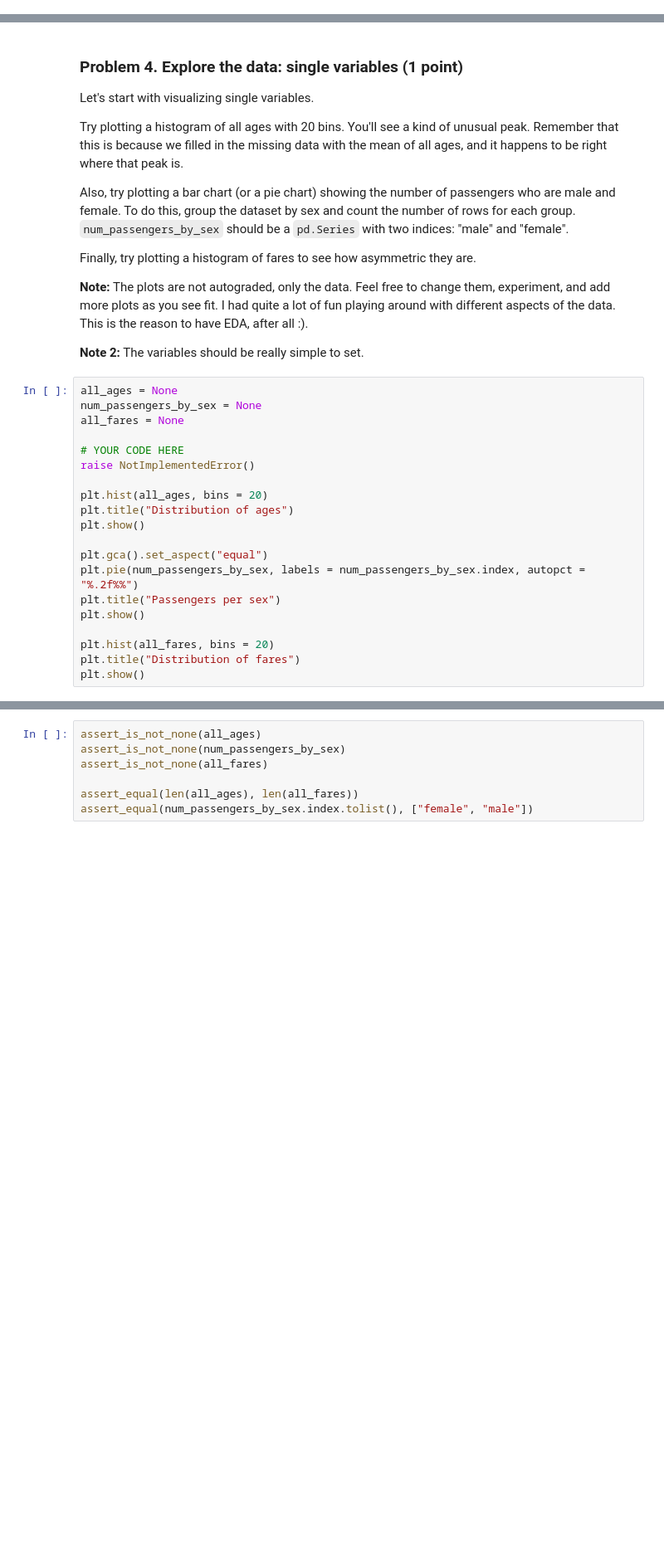
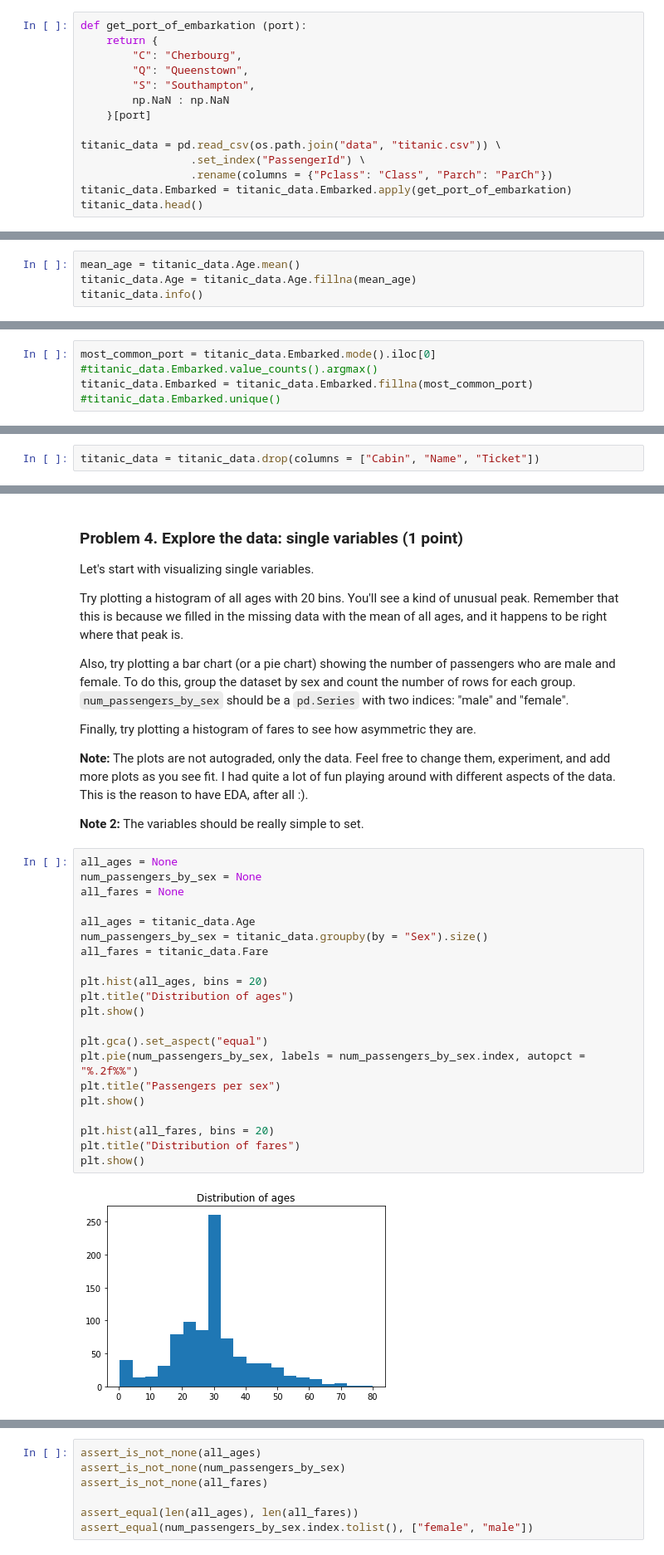
Before and after one commit to teodora-petkova/artificial-intelligence-course, a Jupyter notebook: Data-Science/Labs/06. DS Project Architecture Lab/DS Project Architecture Lab.ipynb, the cells around one changed output, grey strips where cells are left out. Shown at 83% size. Saved outputs shown, nothing was run; the diff lists cells and outputs as text; blank space fills up the shorter version.

```diff
--- a/Data-Science/Labs/06. DS Project Architecture Lab/DS Project Architecture Lab.ipynb
+++ b/Data-Science/Labs/06. DS Project Architecture Lab/DS Project Architecture Lab.ipynb
@@ -54,0 +52,14 @@ raise NotImplementedError()
+# %%
+def get_port_of_embarkation (port):
+    return {
+        "C": "Cherbourg",
+        "Q": "Queenstown",
+        "S": "Southampton",
+        np.NaN : np.NaN
+    }[port]
+
+titanic_data = pd.read_csv(os.path.join("data", "titanic.csv")) \
+                 .set_index("PassengerId") \
+                 .rename(columns = {"Pclass": "Class", "Parch": "ParCh"})
+titanic_data.Embarked = titanic_data.Embarked.apply(get_port_of_embarkation)
+titanic_data.head()
@@ -73,0 +107,4 @@ raise NotImplementedError()
+# %%
+mean_age = titanic_data.Age.mean()
+titanic_data.Age = titanic_data.Age.fillna(mean_age)
+titanic_data.info()
@@ -89,3 +142,8 @@ raise NotImplementedError()
+# %%
+most_common_port = titanic_data.Embarked.mode().iloc[0]
+#titanic_data.Embarked.value_counts().argmax()
+titanic_data.Embarked = titanic_data.Embarked.fillna(most_common_port)
+#titanic_data.Embarked.unique()
 # %%
 # Tests for all operations
 assert_false(titanic_data.Age.isnull().any())
@@ -106,2 +161,4 @@ raise NotImplementedError()
+# %%
+titanic_data = titanic_data.drop(columns = ["Cabin", "Name", "Ticket"])
 # %%
 titanic_data.head()
@@ -123,20 +188,23 @@ Finally, try plotting a histogram of fares to see how asymmetric they are.
 # %%
 all_ages = None
 num_passengers_by_sex = None
 all_fares = None
 
-# YOUR CODE HERE
-raise NotImplementedError()
+all_ages = titanic_data.Age
+num_passengers_by_sex = titanic_data.groupby(by = "Sex").size()
+all_fares = titanic_data.Fare
 
 plt.hist(all_ages, bins = 20)
 plt.title("Distribution of ages")
 plt.show()
 
 plt.gca().set_aspect("equal")
 plt.pie(num_passengers_by_sex, labels = num_passengers_by_sex.index, autopct = "%.2f%%")
 plt.title("Passengers per sex")
 plt.show()
 
 plt.hist(all_fares, bins = 20)
 plt.title("Distribution of fares")
 plt.show()
+# %% [output]
+[figure, added]
```
Also changed, not shown: parts of 29 cells of this notebook, 1 other file.
